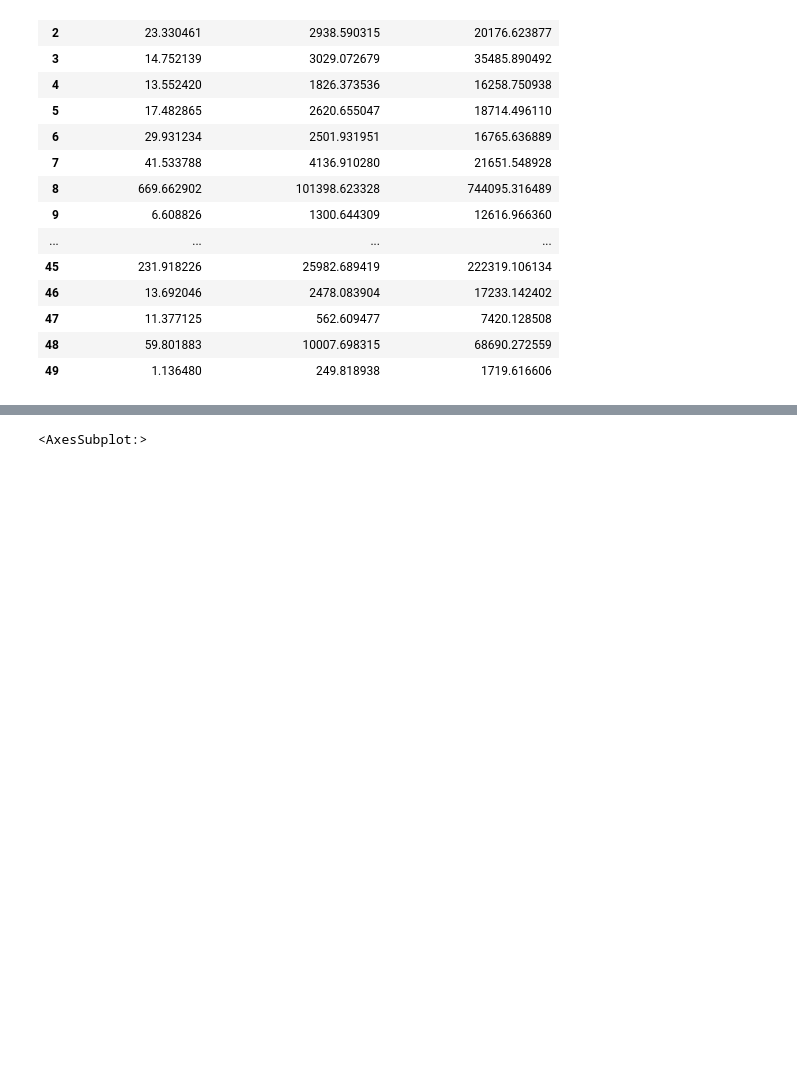
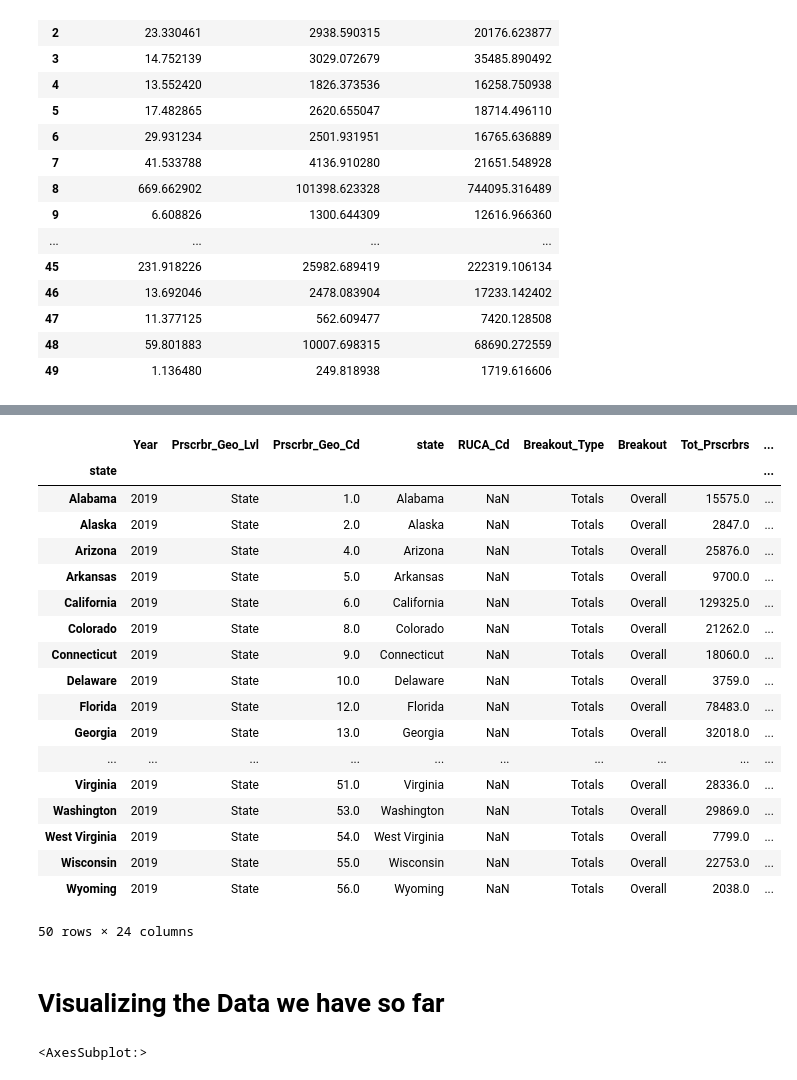
Before and after one commit to irvingjacob/DSPFinalProj, a Jupyter notebook: Bayesian_Ridge.ipynb, the cells around one changed output, grey strips where cells are left out. Saved outputs shown, nothing was run; the diff lists cells and outputs as text; code cells hidden in the pictures; blank space fills up the shorter version.

```diff
--- a/Bayesian_Ridge.ipynb
+++ b/Bayesian_Ridge.ipynb
@@ -365,0 +448,29 @@ state_2018.index = state_list
+# %%
+normalized_Tot_Opioid = []
+size_A = pop_2019.size
+
+#Same as above but for a different stat
+for x in range(size_A):
+    pop = pop_2019.iloc[x]
+    pop = int(pop.replace(',',''))
+    pres = Tot_Opioid_Clms.iloc[x]
+    #pres = int(pres.replace(',',''))
+    stat = (pres/pop) * 100000
+    normalized_Tot_Opioid.append(stat)
+# %%
+#Read in the stats for each state. This is a dict inside of a dict
+count = 0
+for row in state_list:
+    state = row
+    stats_by_pop_2019[state] = {'Normalized_Death_Rate' : [normalized_deaths2019[count]], 'Normalized_Long-Acting_Rate' : [normalized_LA_pres2019[count]], 'Normalized_Tot_Opioid_Clms' : [normalized_Tot_Opioid[count]]}
+    count += 1
+# %%
+norm_stats2019 = pd.DataFrame
+frames = []
+for row in state_list:
+    df = pd.DataFrame.from_dict(stats_by_pop_2019[row])
+    frames.append(df)
+
+norm_stats2019 = pd.concat(frames, sort = False)
+
+norm_stats2019.reset_index(drop = True)
@@ -365,0 +495,26 @@ state_2018.index = state_list
+# %%
+norm_stats2019.index = state_list
+state_2019 = pd.merge(state_2019, norm_stats2019, on='state')
+state_2019.index = state_list
+# %%
+state_2019
+# %% [output]
+|  | Year | Prscrbr_Geo_Lvl | Prscrbr_Geo_Cd | state | RUCA_Cd | Breakout_Type | Breakout | Tot_Prscrbrs | ... |
+| state |  |  |  |  |  |  |  |  | ... |
+| Alabama | 2019 | State | 1.0 | Alabama | NaN | Totals | Overall | 15575.0 | ... |
+| Alaska | 2019 | State | 2.0 | Alaska | NaN | Totals | Overall | 2847.0 | ... |
+| Arizona | 2019 | State | 4.0 | Arizona | NaN | Totals | Overall | 25876.0 | ... |
+| Arkansas | 2019 | State | 5.0 | Arkansas | NaN | Totals | Overall | 9700.0 | ... |
+| California | 2019 | State | 6.0 | California | NaN | Totals | Overall | 129325.0 | ... |
+| Colorado | 2019 | State | 8.0 | Colorado | NaN | Totals | Overall | 21262.0 | ... |
+| Connecticut | 2019 | State | 9.0 | Connecticut | NaN | Totals | Overall | 18060.0 | ... |
+| Delaware | 2019 | State | 10.0 | Delaware | NaN | Totals | Overall | 3759.0 | ... |
+| Florida | 2019 | State | 12.0 | Florida | NaN | Totals | Overall | 78483.0 | ... |
+| Georgia | 2019 | State | 13.0 | Georgia | NaN | Totals | Overall | 32018.0 | ... |
+| ... | ... | ... | ... | ... | ... | ... | ... | ... | ... |
+| Virginia | 2019 | State | 51.0 | Virginia | NaN | Totals | Overall | 28336.0 | ... |
+| Washington | 2019 | State | 53.0 | Washington | NaN | Totals | Overall | 29869.0 | ... |
+| West Virginia | 2019 | State | 54.0 | West Virginia | NaN | Totals | Overall | 7799.0 | ... |
+| Wisconsin | 2019 | State | 55.0 | Wisconsin | NaN | Totals | Overall | 22753.0 | ... |
+| Wyoming | 2019 | State | 56.0 | Wyoming | NaN | Totals | Overall | 2038.0 | ... |
+50 rows × 24 columns
@@ -366,3 +524,5 @@ state_2018.index = state_list
+# %% [markdown]
+# Visualizing the Data we have so far
 # %%
 sns.heatmap(state_2018.corr(), cmap ='RdYlGn', linewidths = 0.30, annot = False)
 # %% [output]
```
Also changed, not shown: parts of 40 cells of this notebook, 16 other files.
